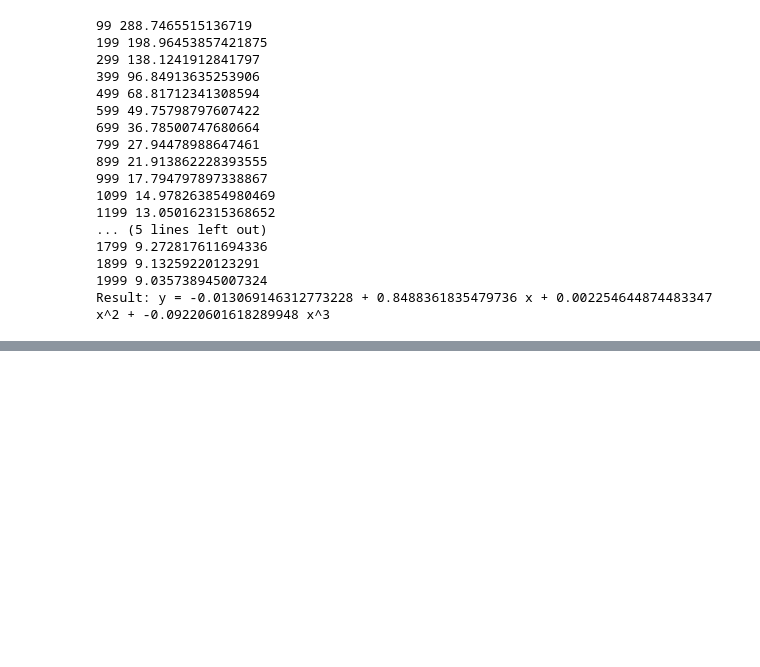
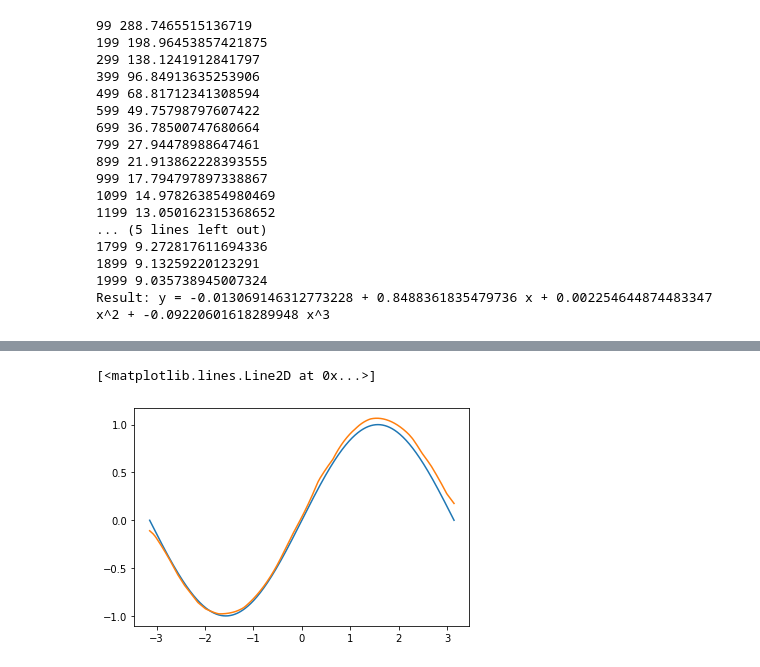
Before and after one commit to Ahmadmehrabi/GLM_Network, a Jupyter notebook: torch.ipynb, the cells around one changed output, grey strips where cells are left out. Drawn from its saved outputs; the diff is of its cells as text; code cells hidden in the pictures; blank space fills up the shorter version.

```diff
--- a/torch.ipynb
+++ b/torch.ipynb
@@ -134,0 +338,22 @@ Result: y = -0.013069146312773228 + 0.8488361835479736 x + 0.002254644874483347
+# %%
+model = torch.nn.Sequential(
+    torch.nn.Linear(1, 10),
+    torch.nn.SELU(),
+    torch.nn.Linear(10,20),
+    torch.nn.SELU(),
+    torch.nn.Linear(20,10),
+    torch.nn.SELU(),
+    torch.nn.Linear(10,1),
+    torch.nn.Flatten(0, 1)
+)
+# %%
+x = torch.linspace(-np.pi, np.pi, 2000, device=device, dtype=dtype)
+x = torch.reshape(x,(2000,1))
+x.size()
+y_pred = model(x)
+#x.reshape(-1,1)
+y.size()
+tot_par = sum([param.nelement() for param in model.parameters()])
+loss_fn = torch.nn.MSELoss(reduction='sum')
+loss = loss_fn(y_pred,y)
+loss.item()
@@ -134,0 +410,10 @@ Result: y = -0.013069146312773228 + 0.8488361835479736 x + 0.002254644874483347
+# %%
+x_p = x = torch.reshape(x,(2000,1))
+y_pred = model(x)
+y_p = y_pred.detach().numpy()
+x_p = x.detach().numpy().reshape(-1,)
+plt.plot(x,y)
+plt.plot(x_p,y_p)
+# %% [output]
+[<matplotlib.lines.Line2D at 0x...>]
+[figure, added]
```
Also changed, not shown: parts of 7 cells of this notebook.
